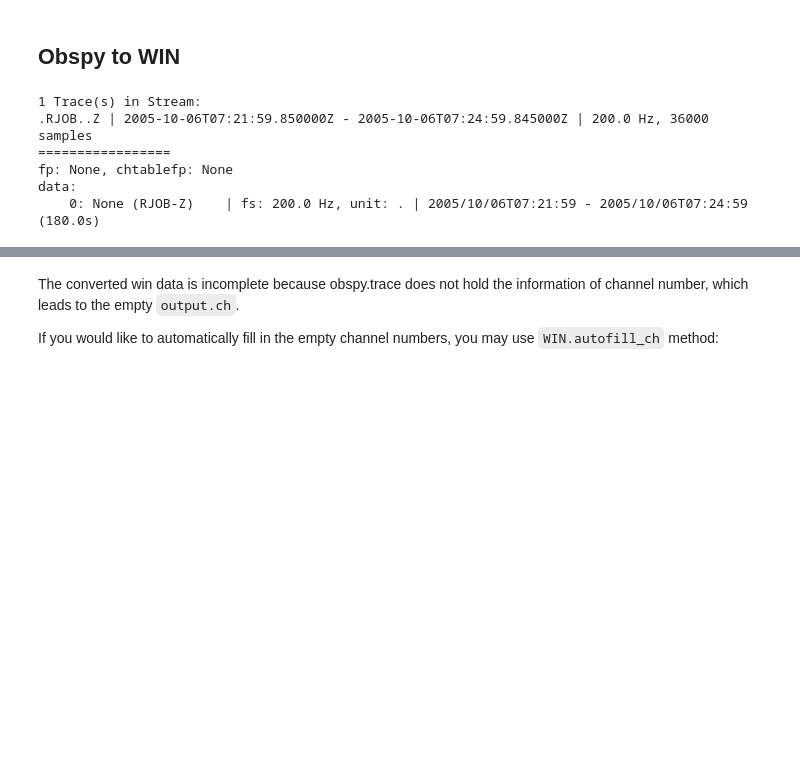
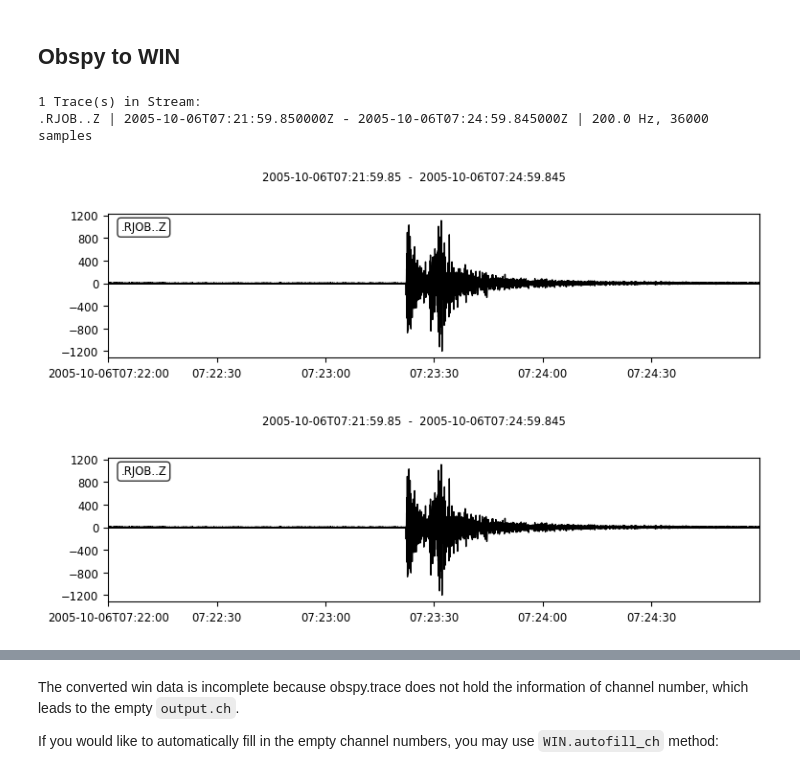
Before and after one commit to is-enaga/wingram, a Jupyter notebook: example/read_data.ipynb, the cells around one changed output, grey strips where cells are left out. Cells and saved outputs as stored; diff of their text form; code cells hidden in the pictures; blank space fills up the shorter version.

```diff
--- a/example/read_data.ipynb
+++ b/example/read_data.ipynb
@@ -388,17 +374,12 @@ obspy_trace.stats
 # %%
 import obspy
 import wingram
 
 st = obspy.read('http://examples.obspy.org/RJOB_061005_072159.ehz.new')
 print(st)
-
-print("=================")
-win = wingram.from_obspy(st)
-print(win)
+st.plot()
 # %% [output]
 1 Trace(s) in Stream:
 .RJOB..Z | 2005-10-06T07:21:59.850000Z - 2005-10-06T07:24:59.845000Z | 200.0 Hz, 36000 samples
-=================
-fp: None, chtablefp: None
-data:
-    0: None (RJOB-Z)    | fs: 200.0 Hz, unit: . | 2005/10/06T07:21:59 - 2005/10/06T07:24:59 (180.0s)
+[figure, added]
+[figure, added]
```
Also changed, not shown: parts of 5 cells of this notebook, 2 other files.
